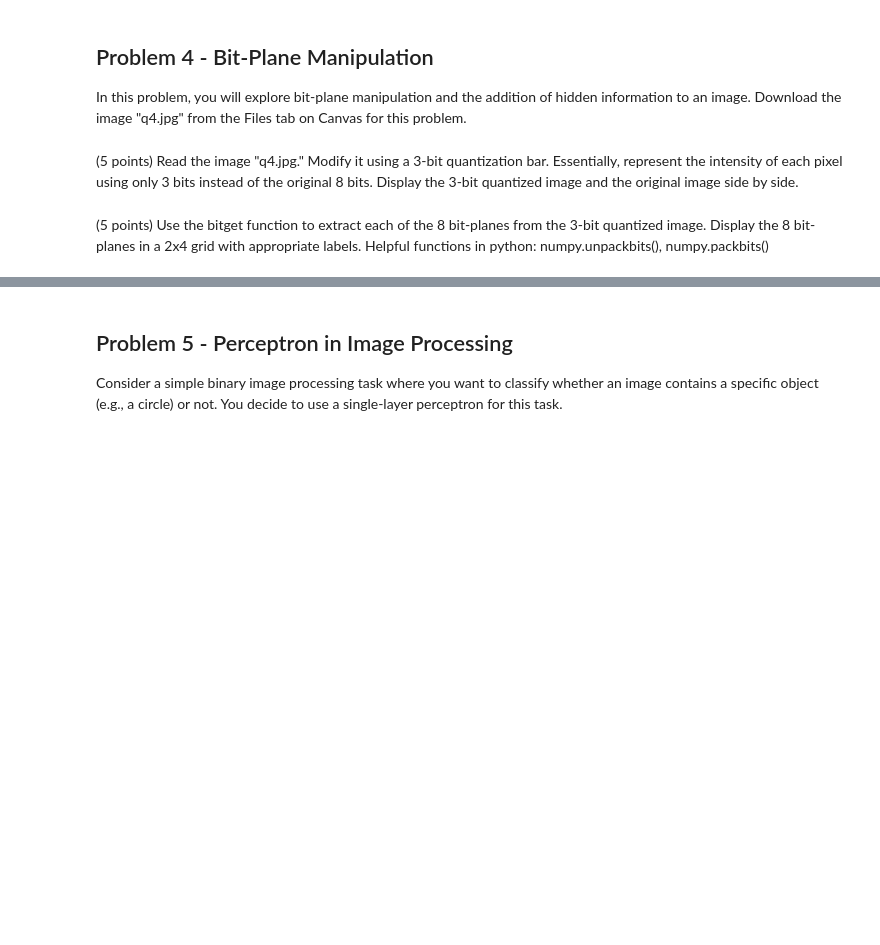
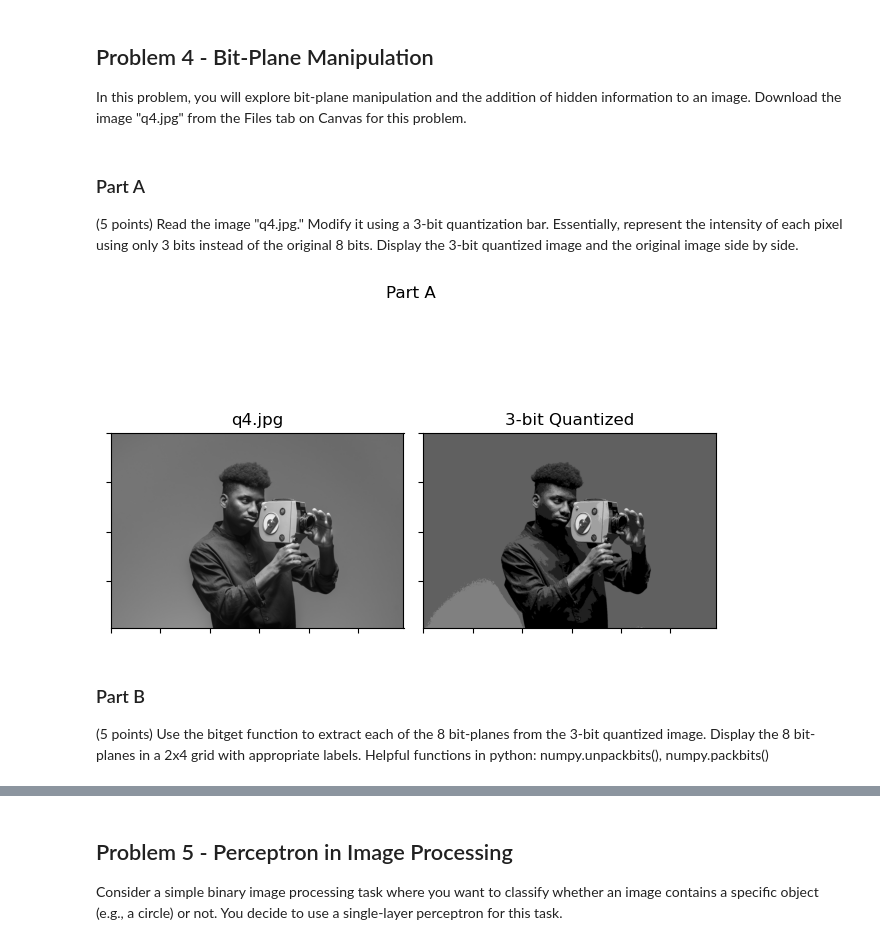
Before and after one commit to JacksonPaull/fa2023, a Jupyter notebook: Image Processing/Homework 1/hw1.ipynb, the cells around one changed output, grey strips where cells are left out. Saved outputs shown, nothing was run; the diff lists cells and outputs as text; code cells hidden in the pictures; blank space fills up the shorter version.

```diff
--- a/Image Processing/Homework 1/hw1.ipynb
+++ b/Image Processing/Homework 1/hw1.ipynb
@@ -588,10 +590,36 @@ boundary_length(f)
 In this problem, you will explore bit-plane manipulation and the addition of hidden information to
 an image. Download the image "q4.jpg" from the Files tab on Canvas for this problem.
 # %% [markdown]
+### Part A
+
 (5 points) Read the image "q4.jpg." Modify it using a 3-bit quantization bar. Essentially,
 represent the intensity of each pixel using only 3 bits instead of the original 8 bits.
 Display the 3-bit quantized image and the original image side by side.
+# %%
+_q4 = Image.open('./images/q4.jpg')
+_q4.load()
+
+q4 = np.asarray(_q4, dtype='uint8')
+q4_quant = q4 // (2**5) # Drop the 5 LSB
+q4_centroids = np.arange(2**3) * 2**5
+
+fig, axs = plt.subplots(1,2)
+fig.suptitle('Part A')
+plt.setp(axs, xticklabels=[], yticklabels=[])
+
+axs[1].imshow(q4_centroids[q4_quant])
+axs[1].set_title('3-bit Quantized')
+
+axs[0].imshow(q4)
+axs[0].set_title('q4.jpg')
+
+fig.tight_layout()
+plt.show()
+# %% [output]
+[figure, added]
 # %% [markdown]
+### Part B
+
 (5 points) Use the bitget function to extract each of the 8 bit-planes from the 3-bit
 quantized image. Display the 8 bit-planes in a 2x4 grid with appropriate labels. Helpful
 functions in python: numpy.unpackbits(), numpy.packbits()
```
Also changed, not shown: parts of 9 cells of this notebook, 1 other file.
